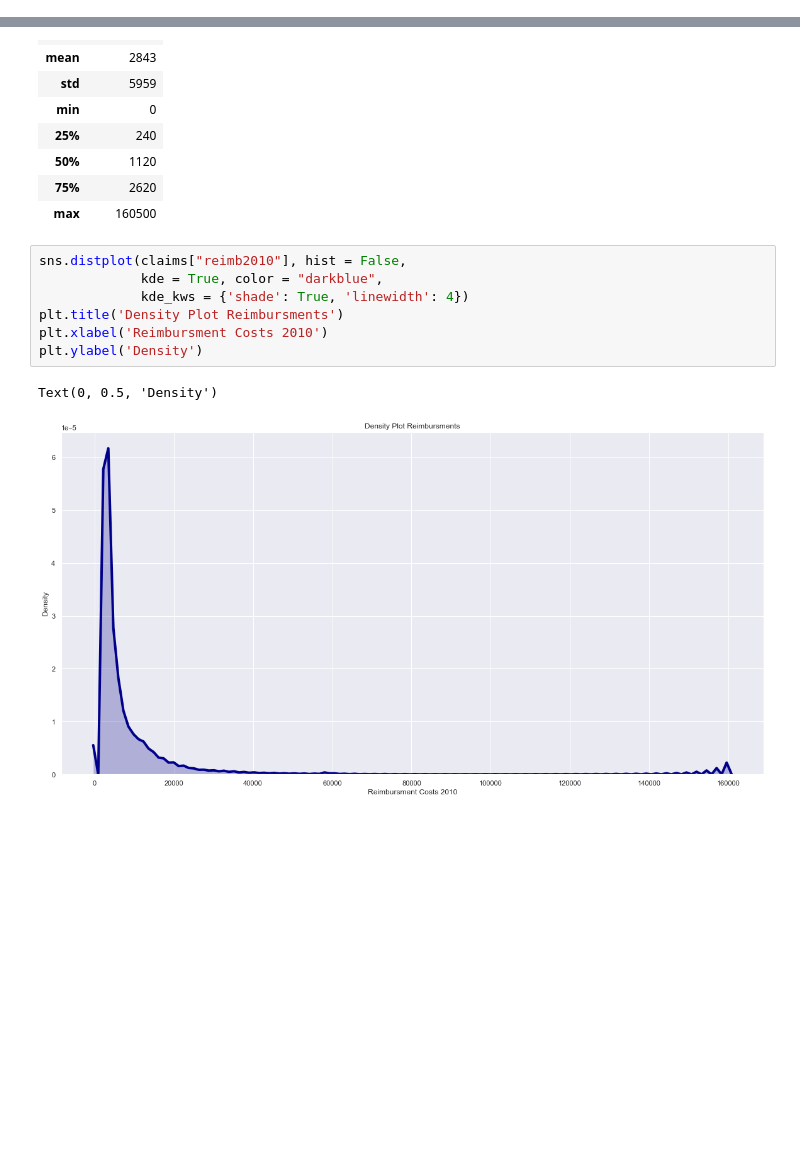
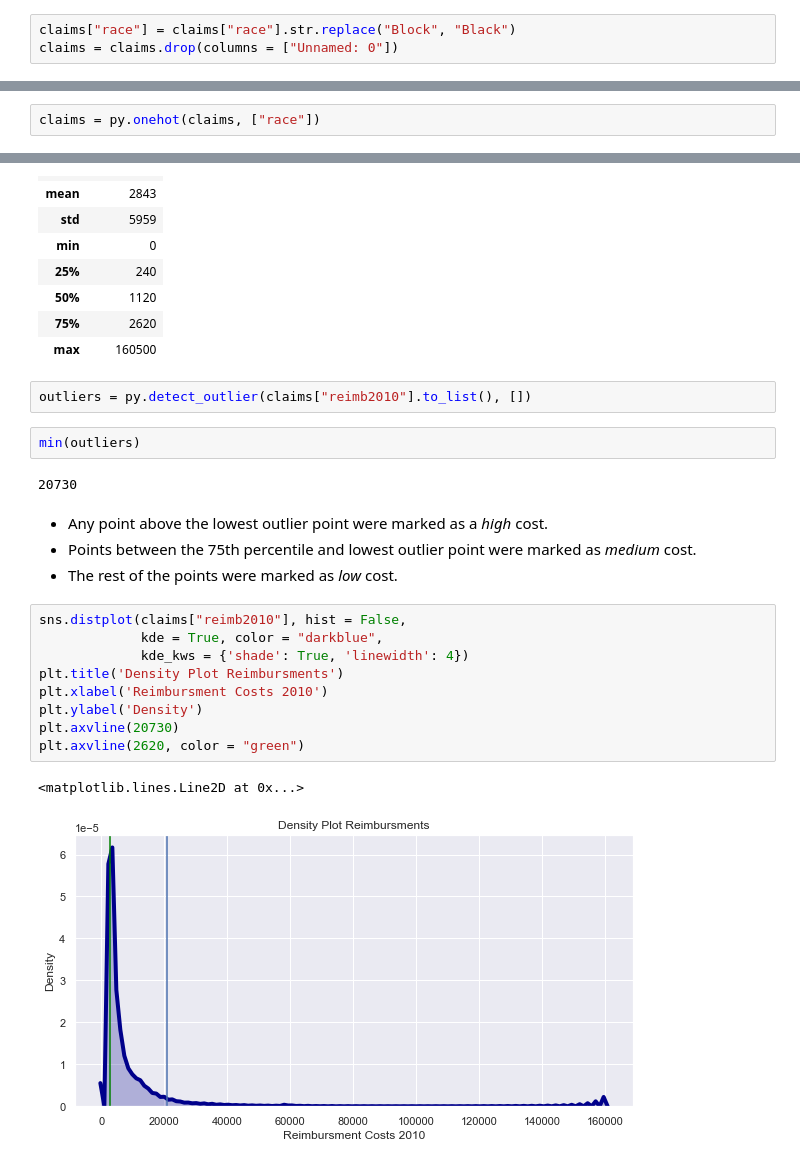
Before and after one commit to deniztokmakoglu/CAPP30254_Project, a Jupyter notebook: Data Preperation.ipynb, the cells around one changed output, grey strips where cells are left out. Saved outputs shown, nothing was run; the diff lists cells and outputs as text; blank space fills up the shorter version.

```diff
--- a/Data Preperation.ipynb
+++ b/Data Preperation.ipynb
@@ -21,0 +30,3 @@ claims.head(2)
+# %%
+claims["race"] = claims["race"].str.replace("Block", "Black")
+claims = claims.drop(columns = ["Unnamed: 0"])
@@ -22,3 +35,5 @@ claims.head(2)
+# %%
+claims = py.onehot(claims, ["race"])
 # %% [markdown]
 ## Health Care Costs Transformation
 # %% [markdown]
@@ -122,13 +145,25 @@ pd.DataFrame(claims["reimb2010"].describe().astype(int))
 | 50% | 1120 |
 | 75% | 2620 |
 | max | 160500 |
+# %%
+outliers = py.detect_outlier(claims["reimb2010"].to_list(), [])
+# %%
+min(outliers)
+# %% [output]
+20730
+# %% [markdown]
+* Any point above the lowest outlier point were marked as a _high_ cost.
+* Points between the 75th percentile and lowest outlier point were marked as _medium_ cost.
+* The rest of the points were marked as _low_ cost.
 # %%
 sns.distplot(claims["reimb2010"], hist = False,
              kde = True, color = "darkblue",
              kde_kws = {'shade': True, 'linewidth': 4})
 plt.title('Density Plot Reimbursments')
 plt.xlabel('Reimbursment Costs 2010')
 plt.ylabel('Density')
+plt.axvline(20730)
+plt.axvline(2620, color = "green")
 # %% [output]
-Text(0, 0.5, 'Density')
+<matplotlib.lines.Line2D at 0x...>
-[figure, old version]
+[figure, new version]
```
Also changed, not shown: parts of 11 cells of this notebook, 12 other files.
